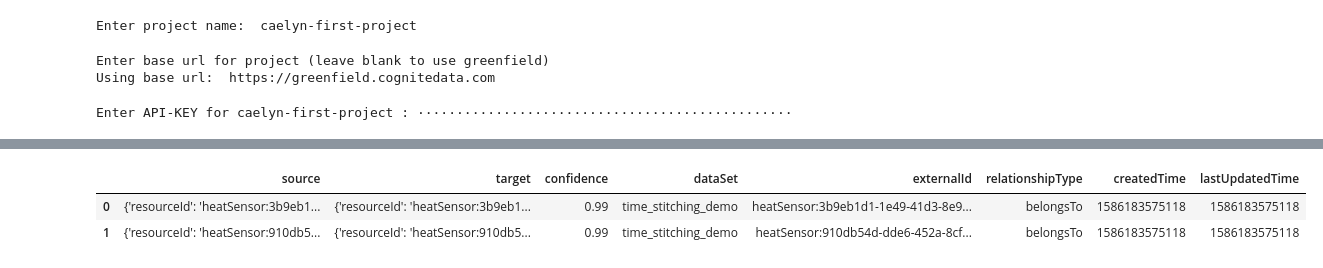
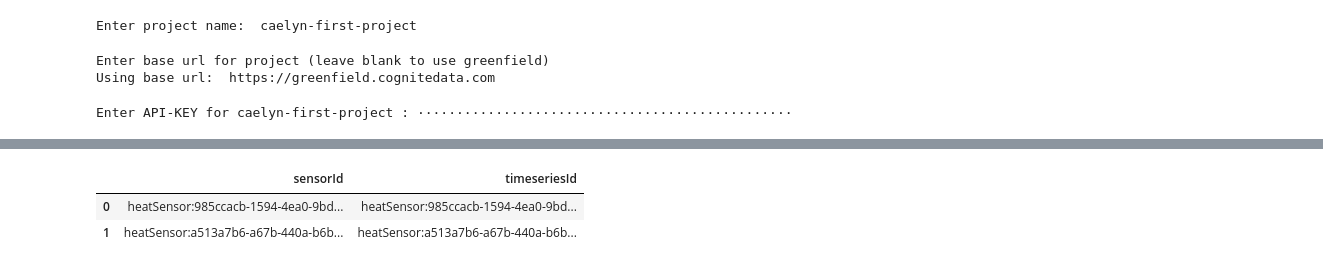
Before and after one commit to cognitedata/dshub-tutorials, a Jupyter notebook: Timeseries stitching demo.ipynb, the cells around one changed output, grey strips where cells are left out. Cells and saved outputs as stored; diff of their text form; code cells hidden in the pictures.

Commit message:
Adding text to demo

```diff
--- a/Timeseries stitching demo.ipynb
+++ b/Timeseries stitching demo.ipynb
@@ -182,14 +214,15 @@ matching_sensor_ids
 # %%
 matching_sensor_ids = sensor_filter_data["sensorId"].tolist()
 sensor_timeseries_relationships = client.relationships.list(
     sources=[{"resource": "timeseries"}],
     targets = [{"resourceId" : ms} for ms in matching_sensor_ids]).to_pandas()
 sensor_timeseries_source_target = sensor_timeseries_relationships[["target", "source"]]
 sensor_timeseries_external_ids = sensor_timeseries_source_target.applymap(lambda x: str(x["resourceId"]))
 
 sensor_timeseries_column_renaming = { "source": "timeseriesId", "target": "sensorId" }
-sensor_timeseries = sensor_timeseries_external_ids.rename(colums=sensor_timeseries_column_renaming)
+sensor_timeseries = sensor_timeseries_external_ids.rename(columns=sensor_timeseries_column_renaming)
+sensor_timeseries
 # %% [output]
-|  | source | target | confidence | dataSet | externalId | relationshipType | createdTime | lastUpdatedTime |
-| 0 | {'resourceId': 'heatSensor:3b9eb1... | {'resourceId': 'heatSensor:3b9eb1... | 0.99 | time_stitching_demo | heatSensor:3b9eb1d1-1e49-41d3-8e9... | belongsTo | 1586183575118 | 1586183575118 |
-| 1 | {'resourceId': 'heatSensor:910db5... | {'resourceId': 'heatSensor:910db5... | 0.99 | time_stitching_demo | heatSensor:910db54d-dde6-452a-8cf... | belongsTo | 1586183575118 | 1586183575118 |
+|  | sensorId | timeseriesId |
+| 0 | heatSensor:985ccacb-1594-4ea0-9bd... | heatSensor:985ccacb-1594-4ea0-9bd... |
+| 1 | heatSensor:a513a7b6-a67b-440a-b6b... | heatSensor:a513a7b6-a67b-440a-b6b... |
```
Also changed, not shown: parts of 21 cells of this notebook.
